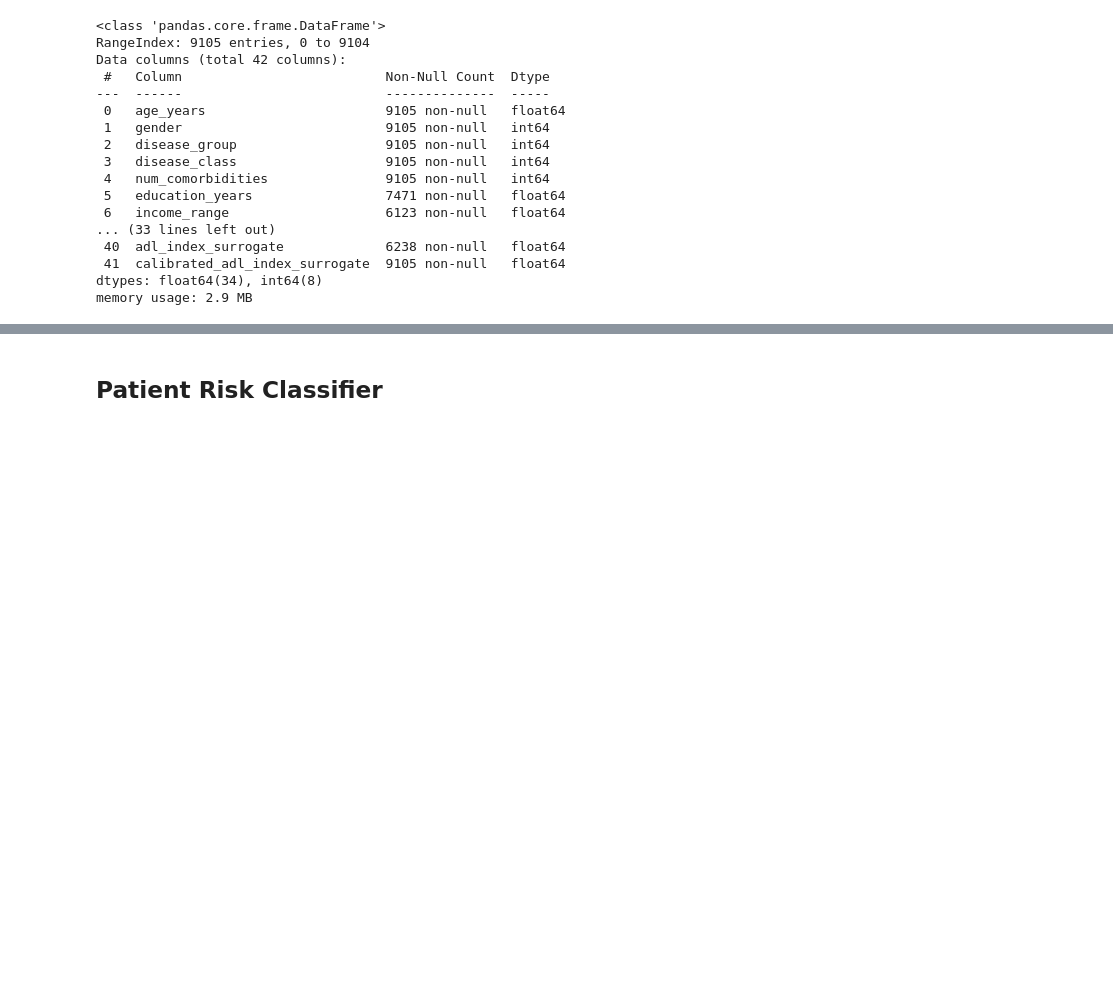
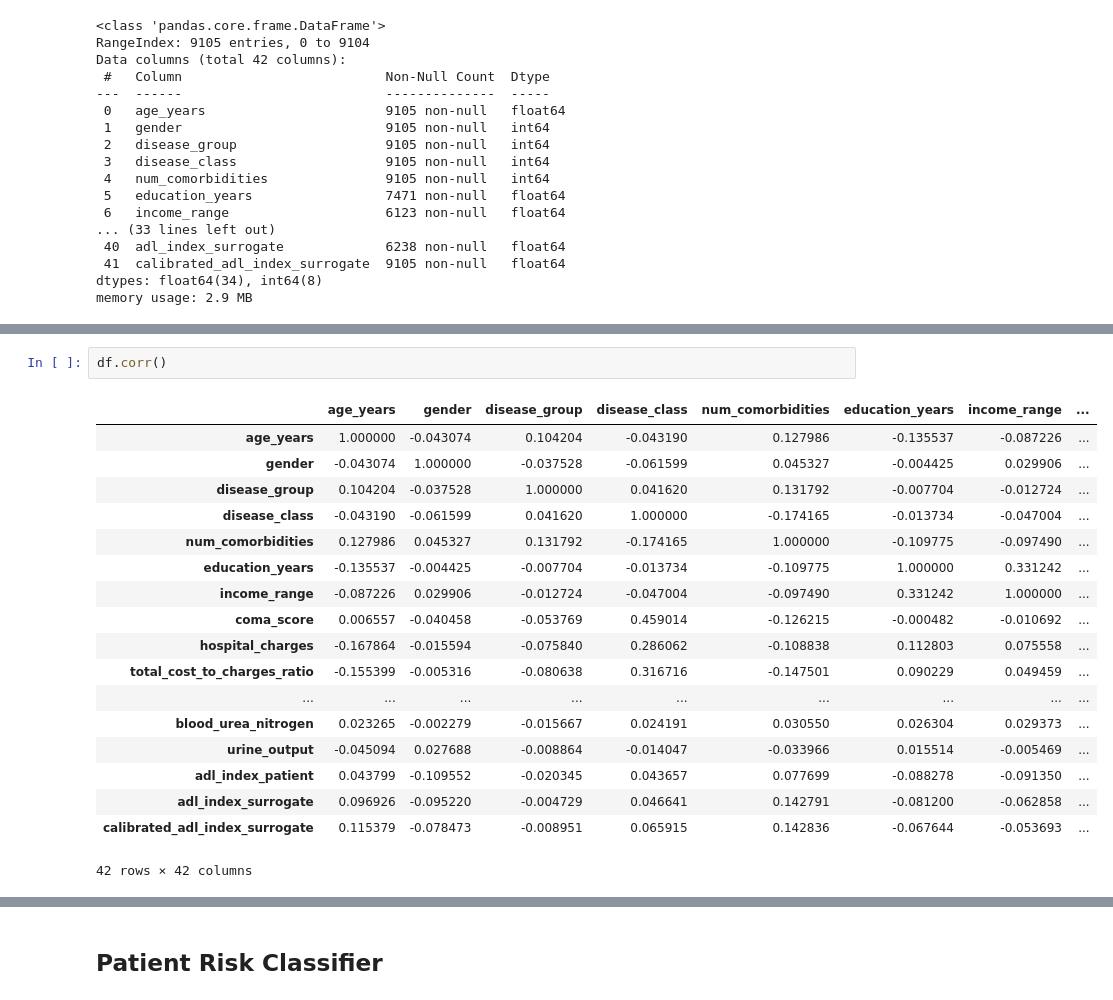
Before and after one commit to JinnOppa/MedInsight, a Jupyter notebook: Source/Prototype/New/C.ipynb, the cells around one changed output, grey strips where cells are left out. Saved outputs shown, nothing was run; the diff lists cells and outputs as text; blank space fills up the shorter version.

```diff
--- a/Source/Prototype/New/C.ipynb
+++ b/Source/Prototype/New/C.ipynb
@@ -205,0 +242,21 @@ memory usage: 2.9 MB
+# %%
+df.corr()
+# %% [output]
+|  | age_years | gender | disease_group | disease_class | num_comorbidities | education_years | income_range | ... |
+| age_years | 1.000000 | -0.043074 | 0.104204 | -0.043190 | 0.127986 | -0.135537 | -0.087226 | ... |
+| gender | -0.043074 | 1.000000 | -0.037528 | -0.061599 | 0.045327 | -0.004425 | 0.029906 | ... |
+| disease_group | 0.104204 | -0.037528 | 1.000000 | 0.041620 | 0.131792 | -0.007704 | -0.012724 | ... |
+| disease_class | -0.043190 | -0.061599 | 0.041620 | 1.000000 | -0.174165 | -0.013734 | -0.047004 | ... |
+| num_comorbidities | 0.127986 | 0.045327 | 0.131792 | -0.174165 | 1.000000 | -0.109775 | -0.097490 | ... |
+| education_years | -0.135537 | -0.004425 | -0.007704 | -0.013734 | -0.109775 | 1.000000 | 0.331242 | ... |
+| income_range | -0.087226 | 0.029906 | -0.012724 | -0.047004 | -0.097490 | 0.331242 | 1.000000 | ... |
+| coma_score | 0.006557 | -0.040458 | -0.053769 | 0.459014 | -0.126215 | -0.000482 | -0.010692 | ... |
+| hospital_charges | -0.167864 | -0.015594 | -0.075840 | 0.286062 | -0.108838 | 0.112803 | 0.075558 | ... |
+| total_cost_to_charges_ratio | -0.155399 | -0.005316 | -0.080638 | 0.316716 | -0.147501 | 0.090229 | 0.049459 | ... |
+| ... | ... | ... | ... | ... | ... | ... | ... | ... |
+| blood_urea_nitrogen | 0.023265 | -0.002279 | -0.015667 | 0.024191 | 0.030550 | 0.026304 | 0.029373 | ... |
+| urine_output | -0.045094 | 0.027688 | -0.008864 | -0.014047 | -0.033966 | 0.015514 | -0.005469 | ... |
+| adl_index_patient | 0.043799 | -0.109552 | -0.020345 | 0.043657 | 0.077699 | -0.088278 | -0.091350 | ... |
+| adl_index_surrogate | 0.096926 | -0.095220 | -0.004729 | 0.046641 | 0.142791 | -0.081200 | -0.062858 | ... |
+| calibrated_adl_index_surrogate | 0.115379 | -0.078473 | -0.008951 | 0.065915 | 0.142836 | -0.067644 | -0.053693 | ... |
+42 rows × 42 columns
```
Also changed, not shown: parts of 6 cells of this notebook, 1 other file.
